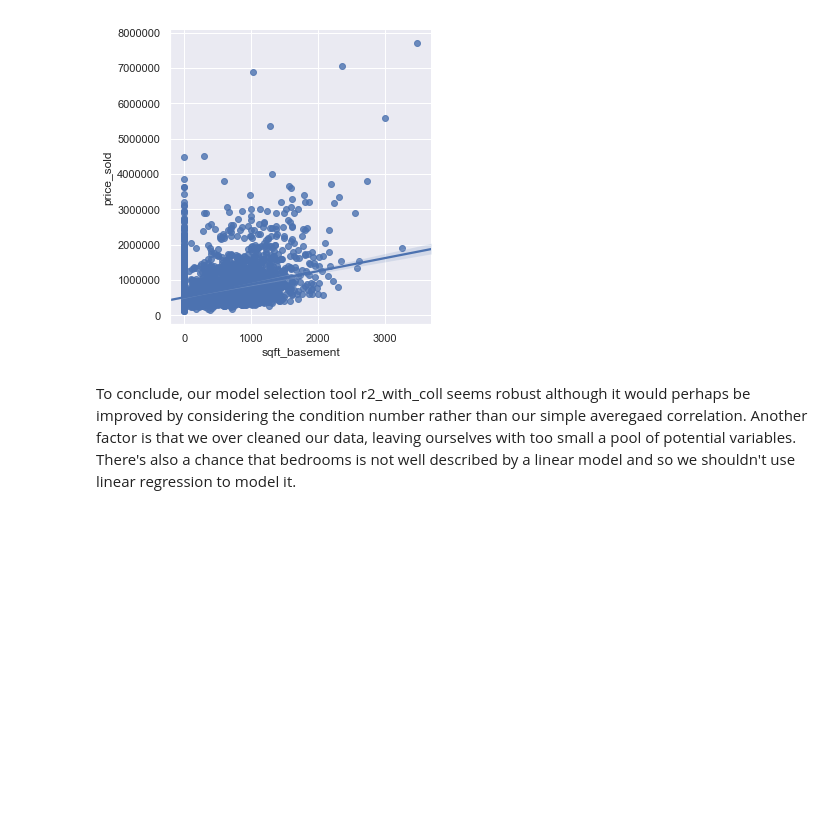
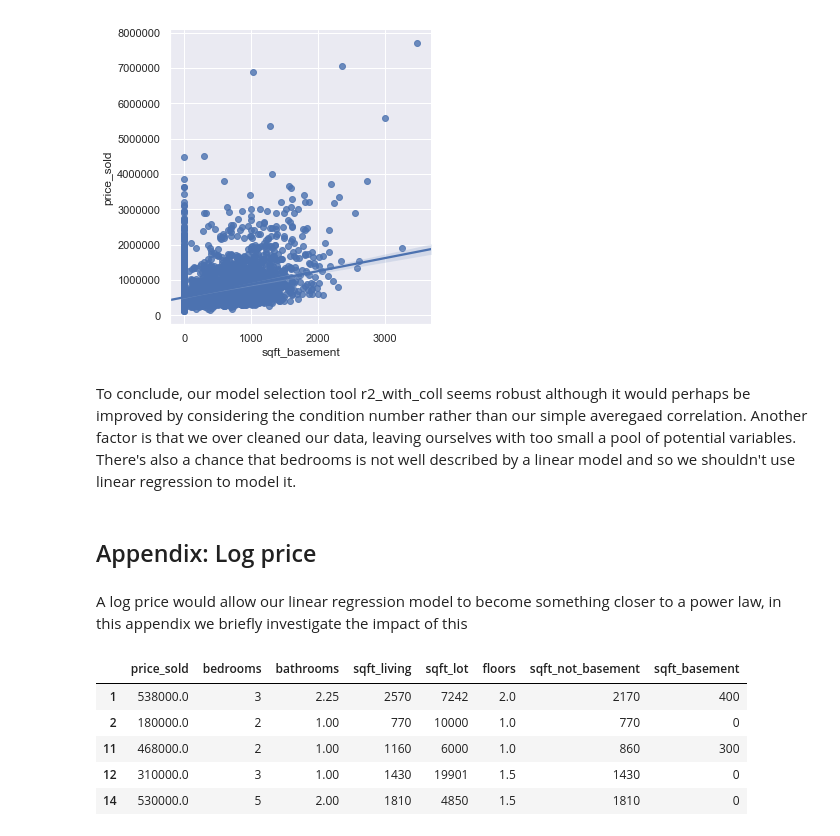
Before and after one commit to Greg-S-12/Mod1_Project, a Jupyter notebook: final_notebook.ipynb, the cells around one changed output. Saved outputs shown, nothing was run; the diff lists cells and outputs as text; code cells hidden in the pictures; blank space fills up the shorter version.

Commit message:
Log appendix

```diff
--- a/final_notebook.ipynb
+++ b/final_notebook.ipynb
@@ -578,3 +578,16 @@ display(sns.lmplot(x='bedrooms', y='price_sold', data=df_location1),
 [figure]
 # %% [markdown]
 To conclude, our model selection tool r2_with_coll seems robust although it would perhaps be improved by considering the condition number rather than our simple averegaed correlation. Another factor is that we over cleaned our data, leaving ourselves with too small a pool of potential variables. There's also a chance that bedrooms is not well described by a linear model and so we shouldn't use linear regression to model it.
+# %% [markdown]
+## Appendix: Log price
+# %% [markdown]
+A log price would allow our linear regression model to become something closer to a power law, in this appendix we briefly investigate the impact of this
+# %%
+df_location1.head()
+# %% [output]
+|  | price_sold | bedrooms | bathrooms | sqft_living | sqft_lot | floors | sqft_not_basement | sqft_basement |
+| 1 | 538000.0 | 3 | 2.25 | 2570 | 7242 | 2.0 | 2170 | 400 |
+| 2 | 180000.0 | 2 | 1.00 | 770 | 10000 | 1.0 | 770 | 0 |
+| 11 | 468000.0 | 2 | 1.00 | 1160 | 6000 | 1.0 | 860 | 300 |
+| 12 | 310000.0 | 3 | 1.00 | 1430 | 19901 | 1.5 | 1430 | 0 |
+| 14 | 530000.0 | 5 | 2.00 | 1810 | 4850 | 1.5 | 1810 | 0 |
```
Also changed, not shown: parts of 7 cells of this notebook.
